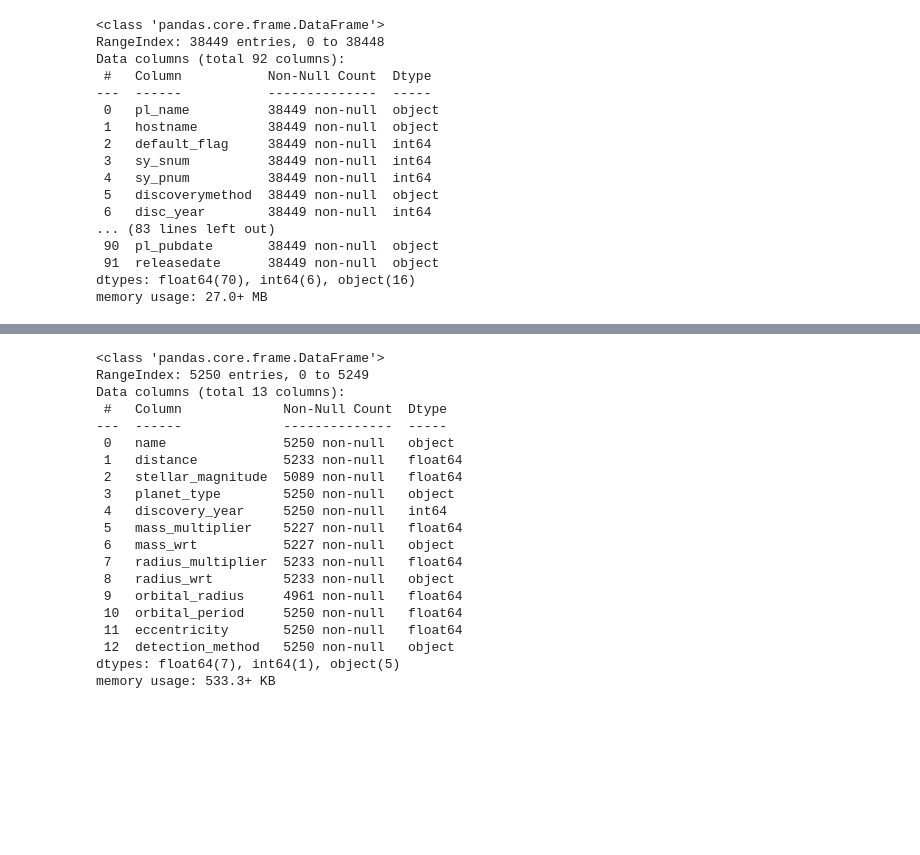
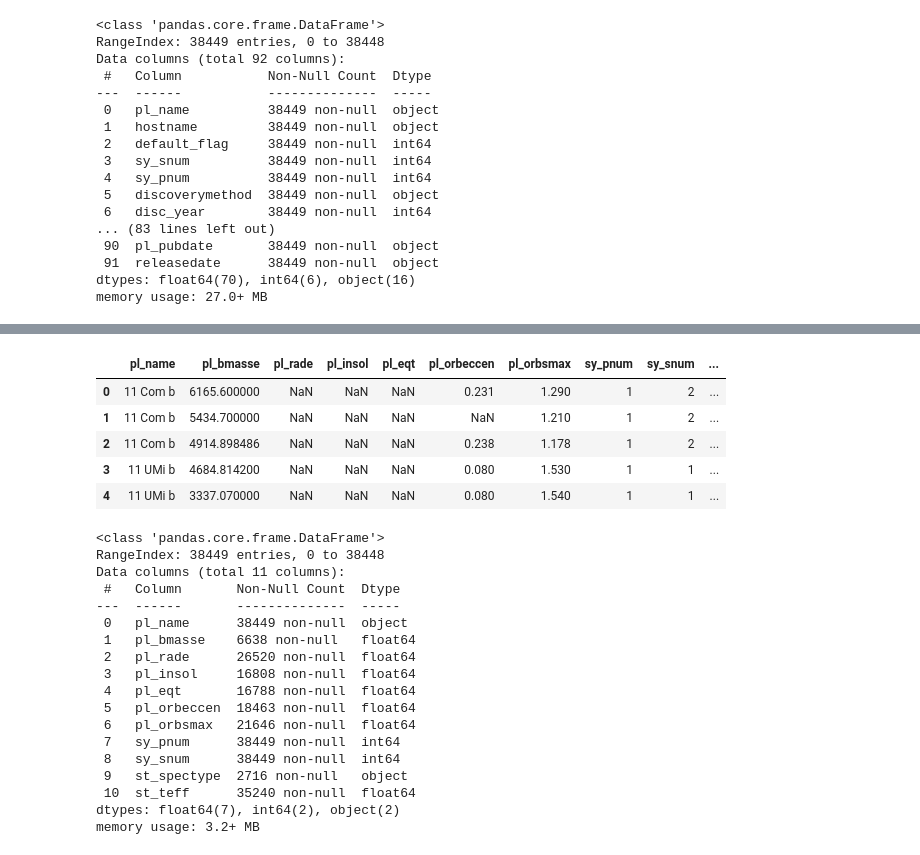
Before and after one commit to ana-macias/EDA-Astronomia, a Jupyter notebook: Notebooks/EDA.ipynb, the cells around one changed output, grey strips where cells are left out. Cells and saved outputs as stored; diff of their text form; code cells hidden in the pictures; blank space fills up the shorter version.

```diff
--- a/Notebooks/EDA.ipynb
+++ b/Notebooks/EDA.ipynb
@@ -114,23 +97,15 @@ df
-# %%
-df.info()
-# %% [output]
-<class 'pandas.core.frame.DataFrame'>
-RangeIndex: 5250 entries, 0 to 5249
-Data columns (total 13 columns):
- #   Column             Non-Null Count  Dtype
----  ------             --------------  -----
- 0   name               5250 non-null   object
- 1   distance           5233 non-null   float64
- 2   stellar_magnitude  5089 non-null   float64
- 3   planet_type        5250 non-null   object
- 4   discovery_year     5250 non-null   int64
- 5   mass_multiplier    5227 non-null   float64
- 6   mass_wrt           5227 non-null   object
- 7   radius_multiplier  5233 non-null   float64
- 8   radius_wrt         5233 non-null   object
- 9   orbital_radius     4961 non-null   float64
- 10  orbital_period     5250 non-null   float64
- 11  eccentricity       5250 non-null   float64
- 12  detection_method   5250 non-null   object
-dtypes: float64(7), int64(1), object(5)
-memory usage: 533.3+ KB
+# %%
+columnas_a_conservar = [
+    'pl_name',        # nombre del planeta
+    'pl_bmasse',      # masa terrestre
+    'pl_rade',        # radio del planeta
+    'pl_insol',       # irradiancia
+    'pl_eqt',         # temperatura de equilibrio
+    'pl_orbeccen',    # excentricidad orbital
+    'pl_orbsmax',
+    'sy_pnum',        # número de planetas en el sistema
+    'sy_snum',
+    'st_spectype',    # tipo espectral de la estrella
+    'st_teff'         # temperatura de la estrella
+]
+df_hipotesis = data[columnas_a_conservar]
@@ -136,0 +115,30 @@ memory usage: 533.3+ KB
+# %%
+df_hipotesis.head()
+# %% [output]
+|  | pl_name | pl_bmasse | pl_rade | pl_insol | pl_eqt | pl_orbeccen | pl_orbsmax | sy_pnum | sy_snum | ... |
+| 0 | 11 Com b | 6165.600000 | NaN | NaN | NaN | 0.231 | 1.290 | 1 | 2 | ... |
+| 1 | 11 Com b | 5434.700000 | NaN | NaN | NaN | NaN | 1.210 | 1 | 2 | ... |
+| 2 | 11 Com b | 4914.898486 | NaN | NaN | NaN | 0.238 | 1.178 | 1 | 2 | ... |
+| 3 | 11 UMi b | 4684.814200 | NaN | NaN | NaN | 0.080 | 1.530 | 1 | 1 | ... |
+| 4 | 11 UMi b | 3337.070000 | NaN | NaN | NaN | 0.080 | 1.540 | 1 | 1 | ... |
+# %%
+df_hipotesis.info()
+# %% [output]
+<class 'pandas.core.frame.DataFrame'>
+RangeIndex: 38449 entries, 0 to 38448
+Data columns (total 11 columns):
+ #   Column       Non-Null Count  Dtype
+---  ------       --------------  -----
+ 0   pl_name      38449 non-null  object
+ 1   pl_bmasse    6638 non-null   float64
+ 2   pl_rade      26520 non-null  float64
+ 3   pl_insol     16808 non-null  float64
+ 4   pl_eqt       16788 non-null  float64
+ 5   pl_orbeccen  18463 non-null  float64
+ 6   pl_orbsmax   21646 non-null  float64
+ 7   sy_pnum      38449 non-null  int64
+ 8   sy_snum      38449 non-null  int64
+ 9   st_spectype  2716 non-null   object
+ 10  st_teff      35240 non-null  float64
+dtypes: float64(7), int64(2), object(2)
+memory usage: 3.2+ MB
```
Also changed, not shown: parts of 12 cells of this notebook, 1 other file.
